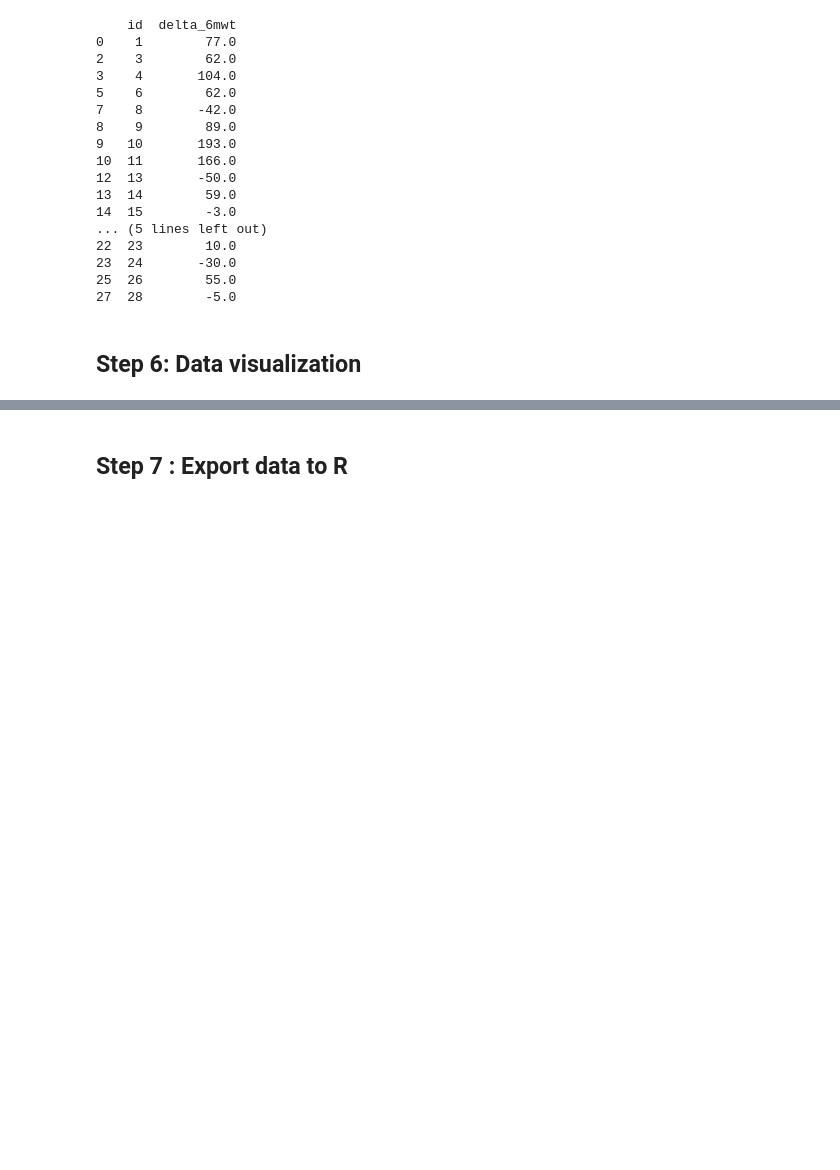
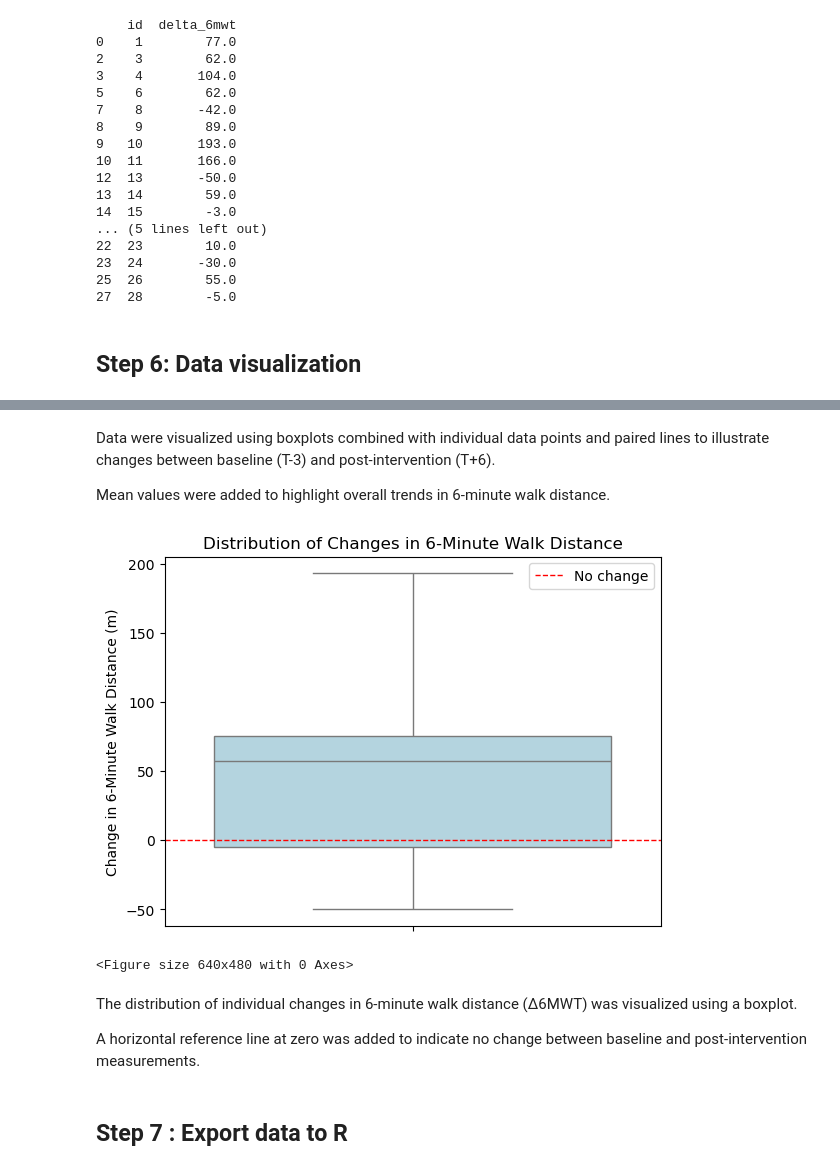
Before and after one commit to chloelaignel31-boop/Laignel.Chloe, a Jupyter notebook: main.ipynb, the cells around one changed output, grey strips where cells are left out. Drawn from its saved outputs; the diff is of its cells as text; code cells hidden in the pictures; blank space fills up the shorter version.

```diff
--- a/main.ipynb
+++ b/main.ipynb
@@ -224,3 +265,48 @@ plt.show()
+# %% [markdown]
+Data were visualized using boxplots combined with individual data points and paired lines to illustrate changes between baseline (T-3) and post-intervention (T+6).
+
+Mean values were added to highlight overall trends in 6-minute walk distance.
+# %%
+import seaborn as sns
+import matplotlib.pyplot as plt
+
+# Boxplot showing the distribution of individual changes (delta)
+sns.boxplot(
+    y=data_inclus["delta_6mwt"],
+    color="lightblue"
+)
+
+# Add reference line at zero (no change)
+plt.axhline(
+    0,
+    linestyle="--",
+    color="red",
+    linewidth=1,
+    label="No change"
+)
+
+# Labels and title
+plt.ylabel("Change in 6-Minute Walk Distance (m)")
+plt.title("Distribution of Changes in 6-Minute Walk Distance")
+
+# Legend
+plt.legend()
+
+# Display the plot
+plt.show()
+
+# Save the figure
+plt.savefig(
+    "figures/Distribution_of_Changes_in_6MWT.pdf",
+    bbox_inches="tight"
+)
+# %% [output]
+[figure, added]
+<Figure size 640x480 with 0 Axes>
+# %% [markdown]
+The distribution of individual changes in 6-minute walk distance (Δ6MWT) was visualized using a boxplot.
+
+A horizontal reference line at zero was added to indicate no change between baseline and post-intervention measurements.
 # %%
 # Table 1. Descriptive statistics of 6-minute walk distance before and after intervention
 
```
Also changed, not shown: parts of 5 cells of this notebook, 5 other files.
